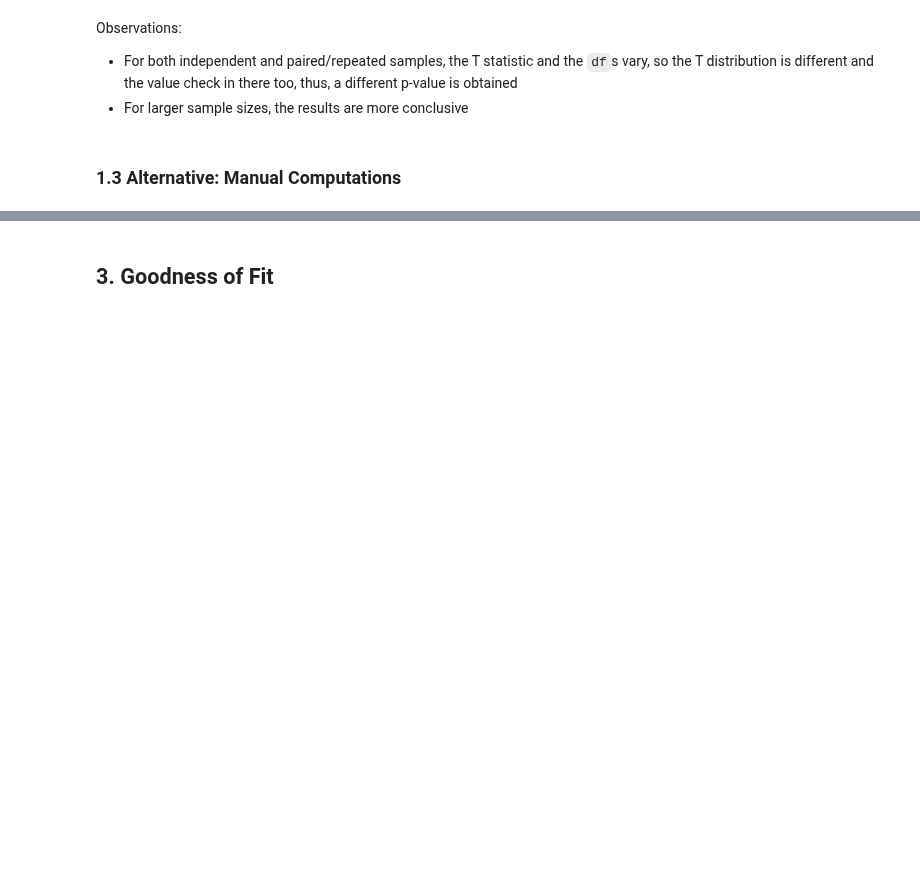
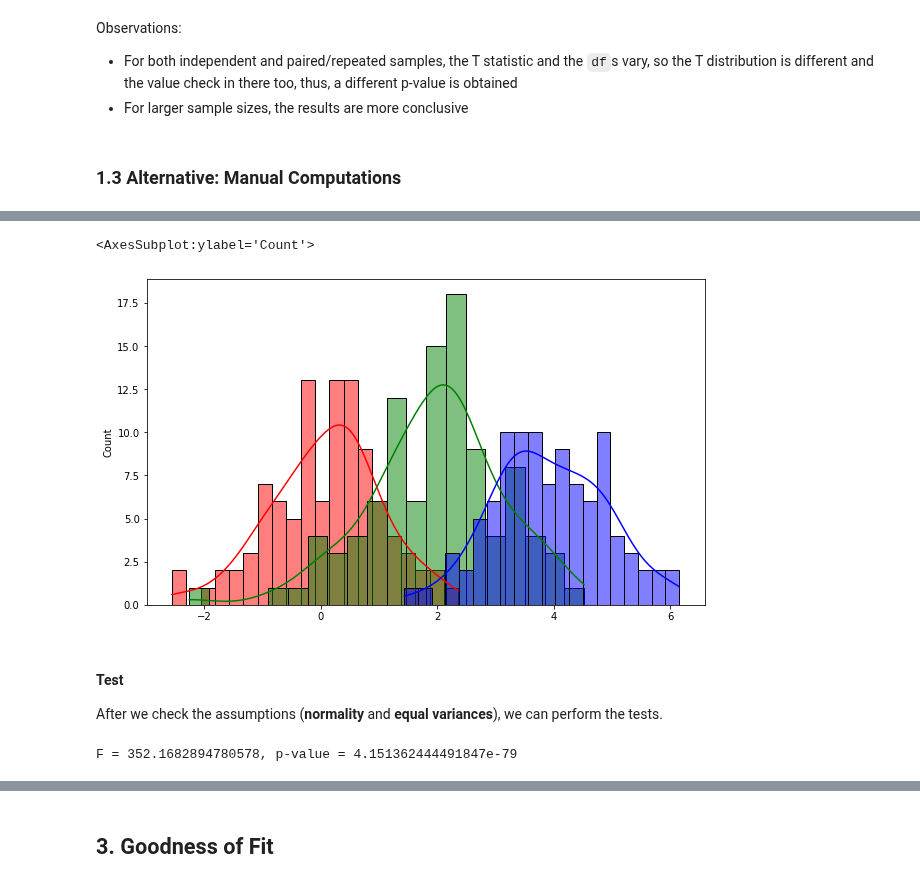
Before and after one commit to mxagar/tool_guides, a Jupyter notebook: python/data_science/15_HypothesisTests.ipynb, the cells around one changed output, grey strips where cells are left out. Saved outputs shown, nothing was run; the diff lists cells and outputs as text; code cells hidden in the pictures; blank space fills up the shorter version.

```diff
--- a/python/data_science/15_HypothesisTests.ipynb
+++ b/python/data_science/15_HypothesisTests.ipynb
@@ -241,0 +398,22 @@ p = 0.0
+# %%
+# But I use synthetically generated data
+# Same pattern: one-way ANOVA with 3 levels
+N = 100
+# Gaussian distributed data with mean = 0 and var = 1
+a = np.random.randn(N)
+# Gaussian distributed data with with mean = 2 and var = 1
+b = np.random.randn(N) + 2
+# Gaussian distributed data with with mean = 4 and var = 1
+c = np.random.randn(N) + 4
+# %%
+plt.figure(figsize=(10,6))
+sns.histplot(data=a,color='red',kde=True,bins=20)
+sns.histplot(data=b,color='green',kde=True,bins=20)
+sns.histplot(data=c,color='blue',kde=True,bins=20)
+# %% [output]
+<AxesSubplot:ylabel='Count'>
+[figure, added]
+# %% [markdown]
+#### Test
+
+After we check the assumptions (**normality** and **equal variances**), we can perform the tests.
@@ -241,0 +428,4 @@ p = 0.0
+# %%
+print('F = {}, p-value = {}'.format(F,p))
+# %% [output]
+F = 352.1682894780578, p-value = 4.151362444491847e-79
```
Also changed, not shown: parts of 64 cells of this notebook, 1 other file.
